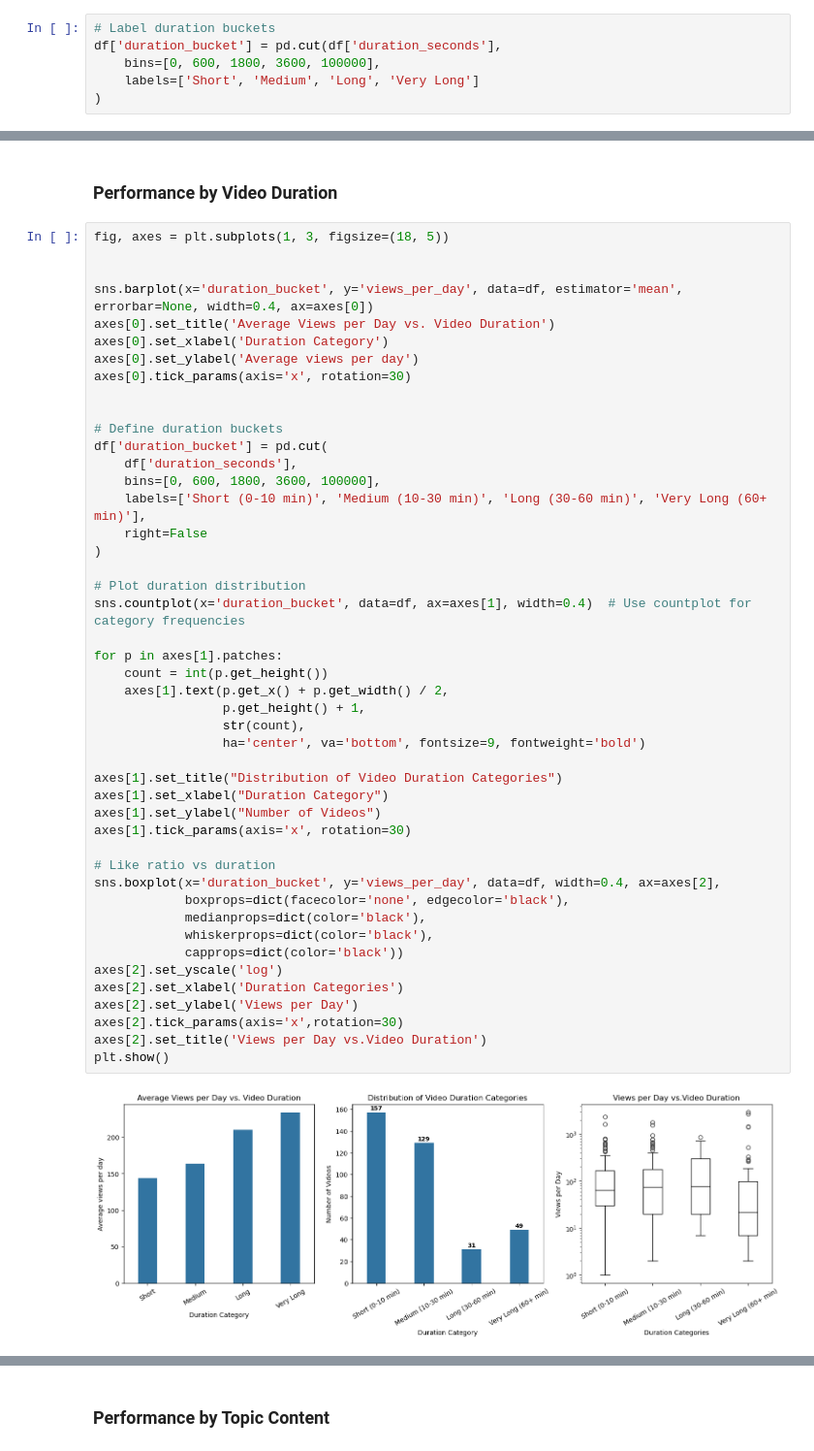
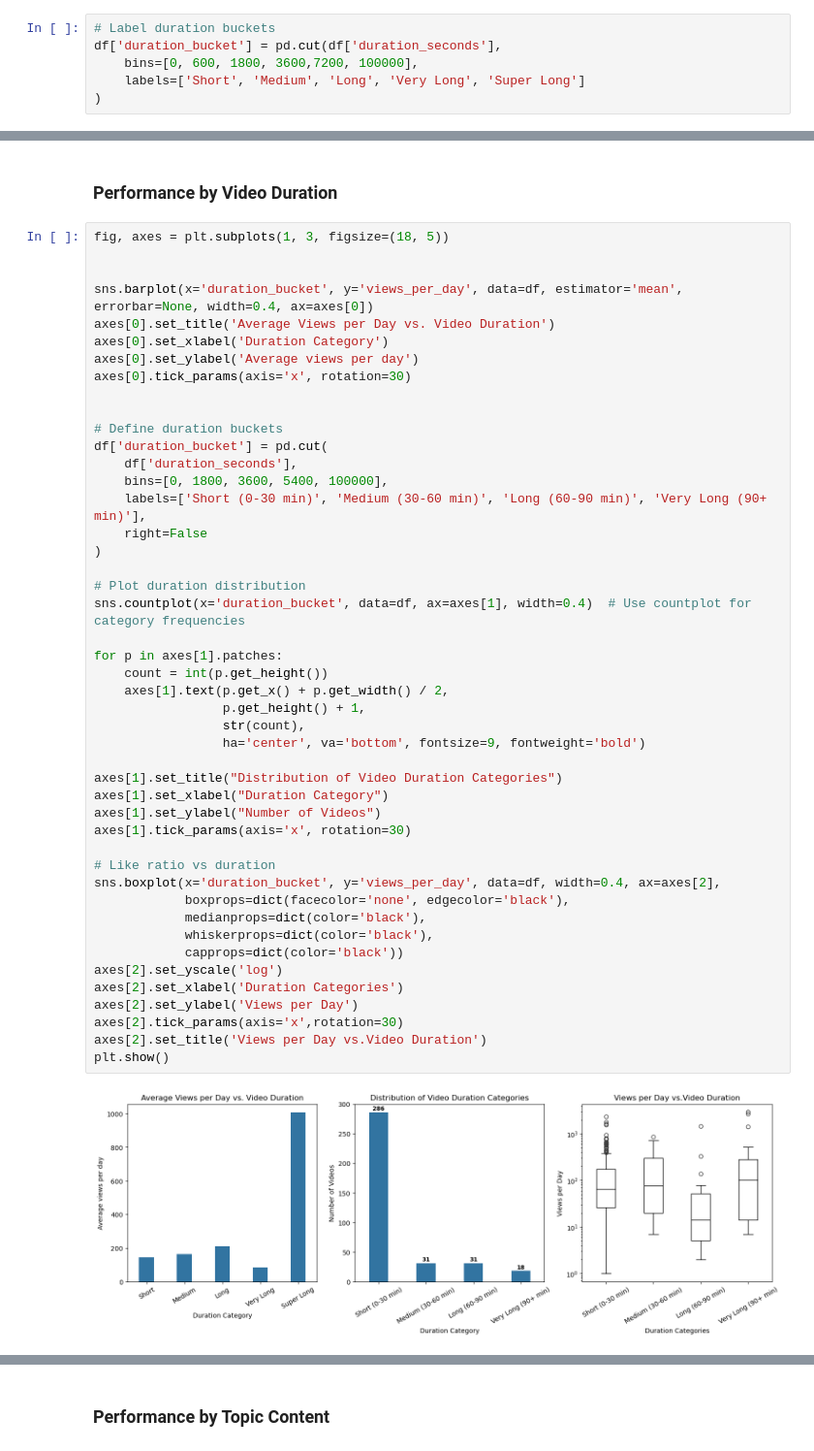
Before and after one commit to LiLuo086/alex-the-analyst-youtube-analysis, a Jupyter notebook: eda.ipynb, the cells around one changed output, grey strips where cells are left out. Shown at 97% size. Cells and saved outputs as stored; diff of their text form.

```diff
--- a/eda.ipynb
+++ b/eda.ipynb
@@ -66,8 +68,8 @@ df['likes_per_day'] = np.ceil(df['likes']/df['days_since_publish'])
 # %%
 # Label duration buckets
 df['duration_bucket'] = pd.cut(df['duration_seconds'],
-    bins=[0, 600, 1800, 3600, 100000],
-    labels=['Short', 'Medium', 'Long', 'Very Long']
+    bins=[0, 600, 1800, 3600,7200, 100000],
+    labels=['Short', 'Medium', 'Long', 'Very Long', 'Super Long']
 )
 # %%
 df.head() # Check normalized data
@@ -386,40 +518,40 @@ axes[0].tick_params(axis='x', rotation=30)
 # Define duration buckets
 df['duration_bucket'] = pd.cut(
     df['duration_seconds'],
-    bins=[0, 600, 1800, 3600, 100000],
-    labels=['Short (0-10 min)', 'Medium (10-30 min)', 'Long (30-60 min)', 'Very Long (60+ min)'],
+    bins=[0, 1800, 3600, 5400, 100000],
+    labels=['Short (0-30 min)', 'Medium (30-60 min)', 'Long (60-90 min)', 'Very Long (90+ min)'],
     right=False
 )
 
 # Plot duration distribution
 sns.countplot(x='duration_bucket', data=df, ax=axes[1], width=0.4)  # Use countplot for category frequencies
 
 for p in axes[1].patches:
     count = int(p.get_height())
     axes[1].text(p.get_x() + p.get_width() / 2,
                  p.get_height() + 1,
                  str(count),
                  ha='center', va='bottom', fontsize=9, fontweight='bold')
 
 axes[1].set_title("Distribution of Video Duration Categories")
 axes[1].set_xlabel("Duration Category")
 axes[1].set_ylabel("Number of Videos")
 axes[1].tick_params(axis='x', rotation=30)
 
 # Like ratio vs duration
 sns.boxplot(x='duration_bucket', y='views_per_day', data=df, width=0.4, ax=axes[2],
             boxprops=dict(facecolor='none', edgecolor='black'),
             medianprops=dict(color='black'),
             whiskerprops=dict(color='black'),
             capprops=dict(color='black'))
 axes[2].set_yscale('log')
 axes[2].set_xlabel('Duration Categories')
 axes[2].set_ylabel('Views per Day')
 axes[2].tick_params(axis='x',rotation=30)
 axes[2].set_title('Views per Day vs.Video Duration')
 plt.show()
 # %% [output]
-[figure, old version]
+[figure, new version]
 # %%
 fig, axes=plt.subplots(1,3,figsize=(18,5))
 
```
Also changed, not shown: parts of 12 cells of this notebook, 1 other file.
